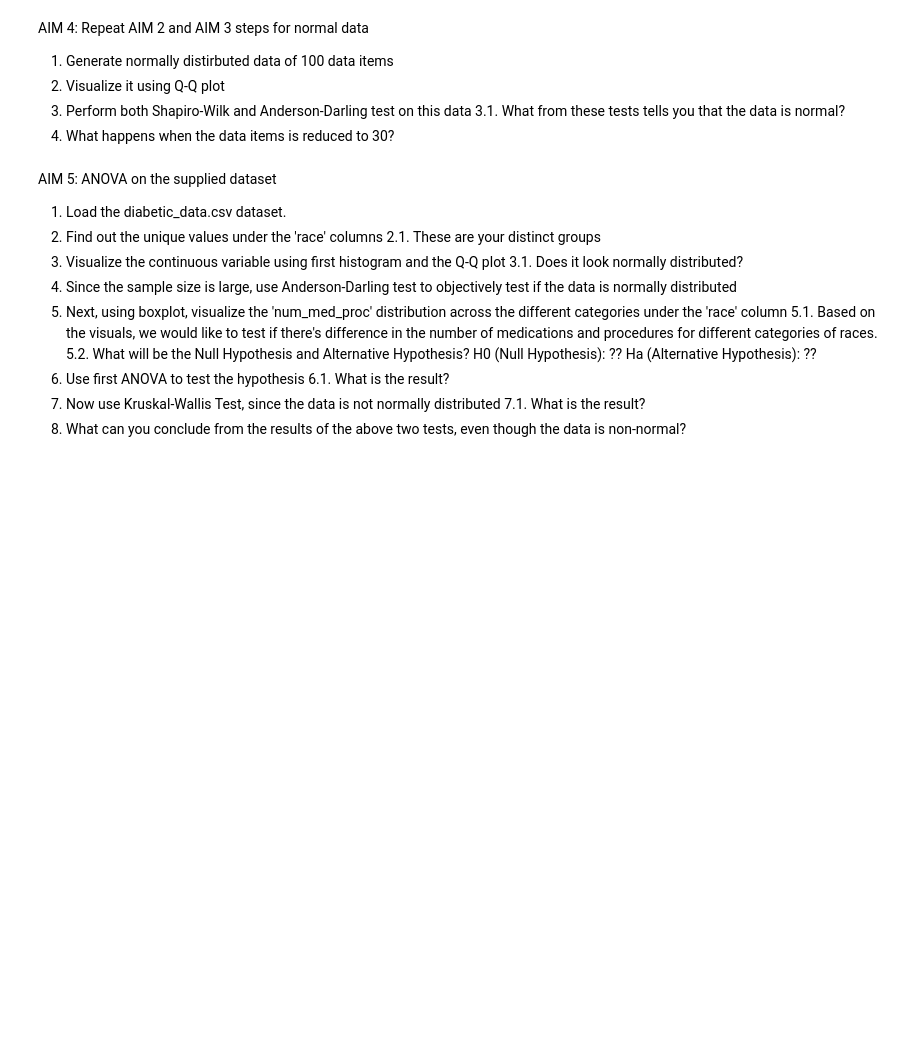
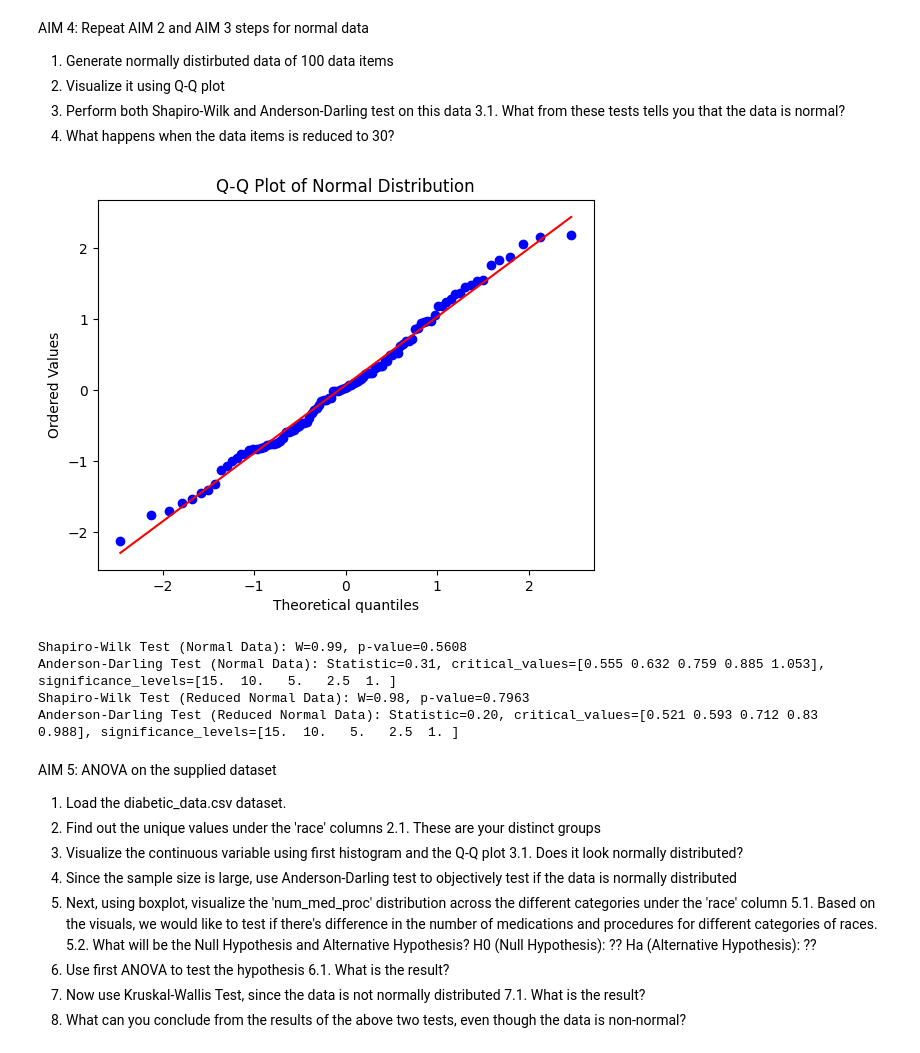
Before and after one commit to yonghusxt/ANOVA-practice-exercise, a Jupyter notebook: anova_practice.ipynb, the cells around one changed output. Saved outputs shown, nothing was run; the diff lists cells and outputs as text; code cells hidden in the pictures; blank space fills up the shorter version.

```diff
--- a/anova_practice.ipynb
+++ b/anova_practice.ipynb
@@ -42,6 +98,29 @@ AIM 4: Repeat AIM 2 and AIM 3 steps for normal data
 3. Perform both Shapiro-Wilk and Anderson-Darling test on this data
     3.1. What from these tests tells you that the data is normal?
 4. What happens when the data items is reduced to 30?
+# %%
+
+normal_data = np.random.normal(loc=0, scale=1, size=100)
+probplot(normal_data, dist="norm", plot=plt)
+plt.title("Q-Q Plot of Normal Distribution")
+plt.show()
+
+shapiro_test_normal = shapiro(normal_data)
+anderson_test_normal = anderson(normal_data)
+print(f"Shapiro-Wilk Test (Normal Data): W={shapiro_test_normal[0]:.2f}, p-value={shapiro_test_normal[1]:.4f}")
+print(f"Anderson-Darling Test (Normal Data): Statistic={anderson_test_normal.statistic:.2f}, critical_values={anderson_test_normal.critical_values}, significance_levels={anderson_test_normal.significance_level}")
+
+reduced_normal_data = np.random.normal(loc=0, scale=1, size=30)
+shapiro_test_reduced = shapiro(reduced_normal_data)
+anderson_test_reduced = anderson(reduced_normal_data)
+print(f"Shapiro-Wilk Test (Reduced Normal Data): W={shapiro_test_reduced[0]:.2f}, p-value={shapiro_test_reduced[1]:.4f}")
+print(f"Anderson-Darling Test (Reduced Normal Data): Statistic={anderson_test_reduced.statistic:.2f}, critical_values={anderson_test_reduced.critical_values}, significance_levels={anderson_test_reduced.significance_level}")
+# %% [output]
+[figure, added]
+Shapiro-Wilk Test (Normal Data): W=0.99, p-value=0.5608
+Anderson-Darling Test (Normal Data): Statistic=0.31, critical_values=[0.555 0.632 0.759 0.885 1.053], significance_levels=[15.  10.   5.   2.5  1. ]
+Shapiro-Wilk Test (Reduced Normal Data): W=0.98, p-value=0.7963
+Anderson-Darling Test (Reduced Normal Data): Statistic=0.20, critical_values=[0.521 0.593 0.712 0.83  0.988], significance_levels=[15.  10.   5.   2.5  1. ]
 # %% [markdown]
 AIM 5: ANOVA on the supplied dataset
 
```
Also changed, not shown: parts of 7 cells of this notebook.
